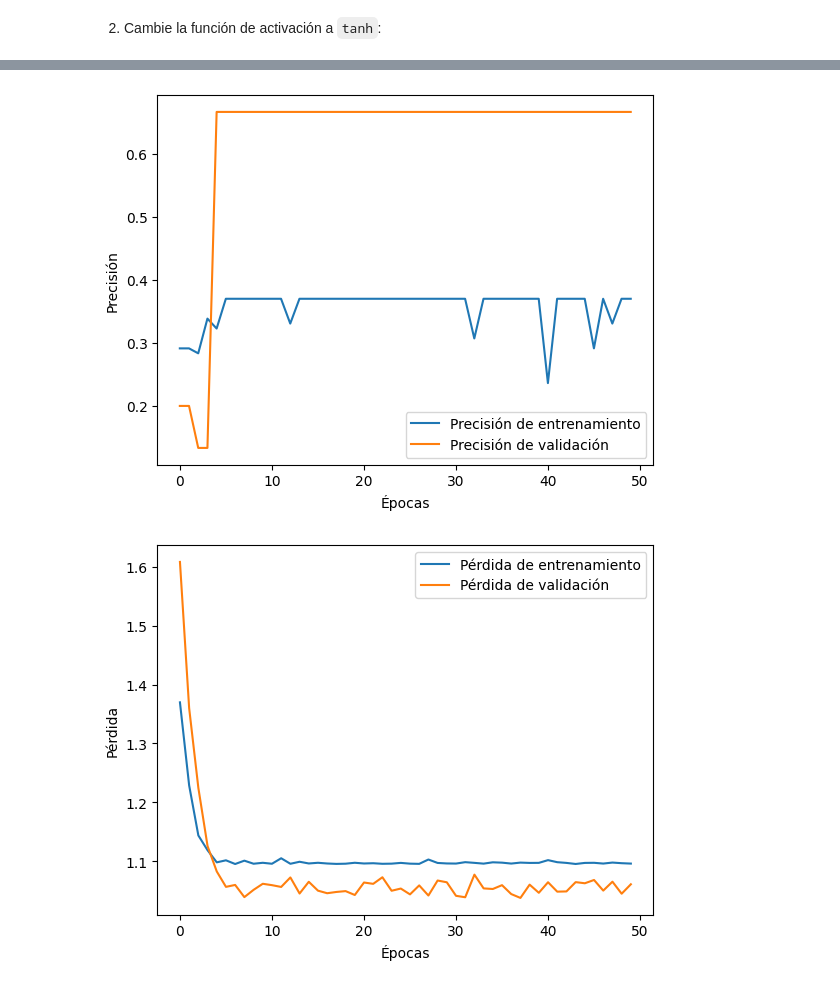
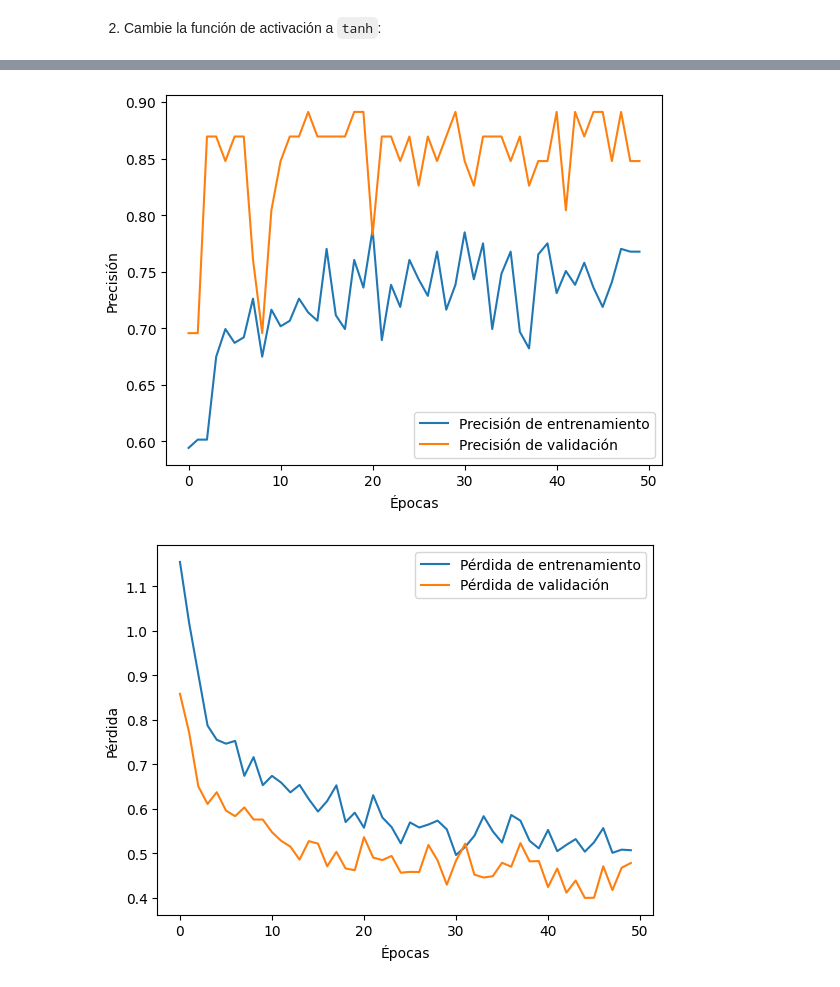
Before and after one commit to BenjaminLopezLagos/Tareas-de-IA, a Jupyter notebook: Tarea 3 (IA)/Tarea 3 (IA) - Redes Neuronales.ipynb, the cells around one changed output, grey strips where cells are left out. Drawn from its saved outputs; the diff is of its cells as text; code cells hidden in the pictures.

```diff
--- a/Tarea 3 (IA)/Tarea 3 (IA) - Redes Neuronales.ipynb
+++ b/Tarea 3 (IA)/Tarea 3 (IA) - Redes Neuronales.ipynb
@@ -25,7 +26,7 @@ def plot_results(history):
     plt.legend()
     plt.show()
 # %%
-data = load_wine()
+data = dataset()
 X = data.data
 y = data.target
 # %%
@@ -95,3 +77,6 @@ Model: "sequential"
+# %%
+input_dim = len(X[0])
+num_classes = len(data.target_names)
 # %% [markdown]
 #### Desafío 1: Cambiar la Tasa de Aprendizaje del Optimizador Adam
 
@@ -427,11 +485,12 @@ Epoch 50/50
 # %% [markdown]
 2. Cambie la función de activación a `tanh`:
 # %%
-# Crear el modelo MLP
 model = Sequential()
-model.add(Dense(10, input_dim=13, activation='tanh'))
-model.add(Dense(10, activation='tanh'))
-model.add(Dense(3, activation='softmax'))
+model.add(Dense(30, input_dim=input_dim, activation='tanh', kernel_regularizer=l2(0.01)))  # Capa de entrada con 10 neuronas y función de activación ReLU
+model.add(Dropout(0.5))
+model.add(Dense(20, activation='tanh', kernel_regularizer=l2(0.01)))  # Capa oculta con 10 neuronas y función de activación ReLU
+model.add(Dropout(0.5))
+model.add(Dense(num_classes, activation='softmax'))
 
 model.compile(optimizer='adam', loss='categorical_crossentropy', metrics=['accuracy'])
 history = model.fit(X_train, y_train, epochs=50, batch_size=5, validation_split=0.1)
@@ -457,2 +516,2 @@ Epoch 50/50
-[figure, old version]
+[figure, new version]
-[figure, old version]
+[figure, new version]
```
Also changed, not shown: parts of 37 cells of this notebook.
